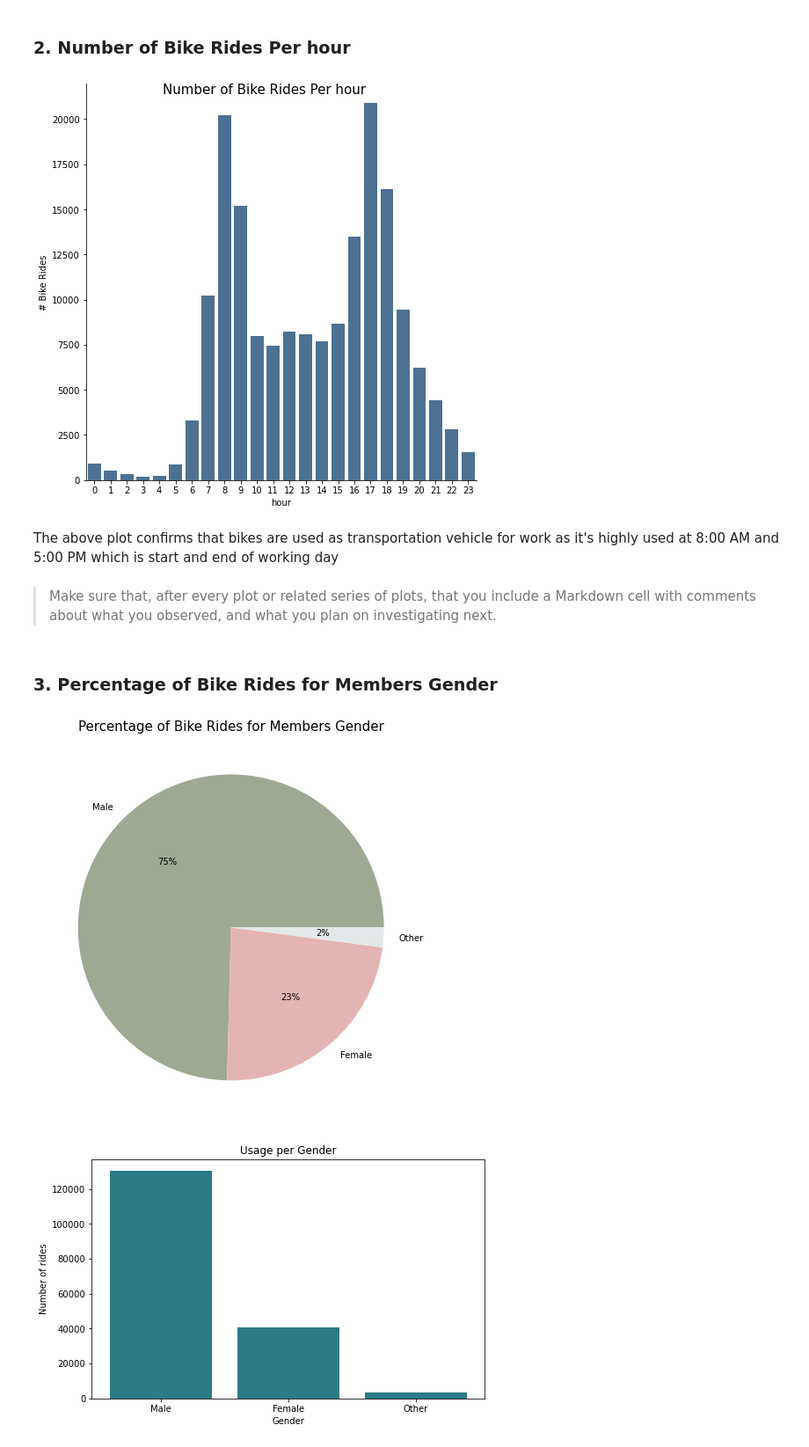
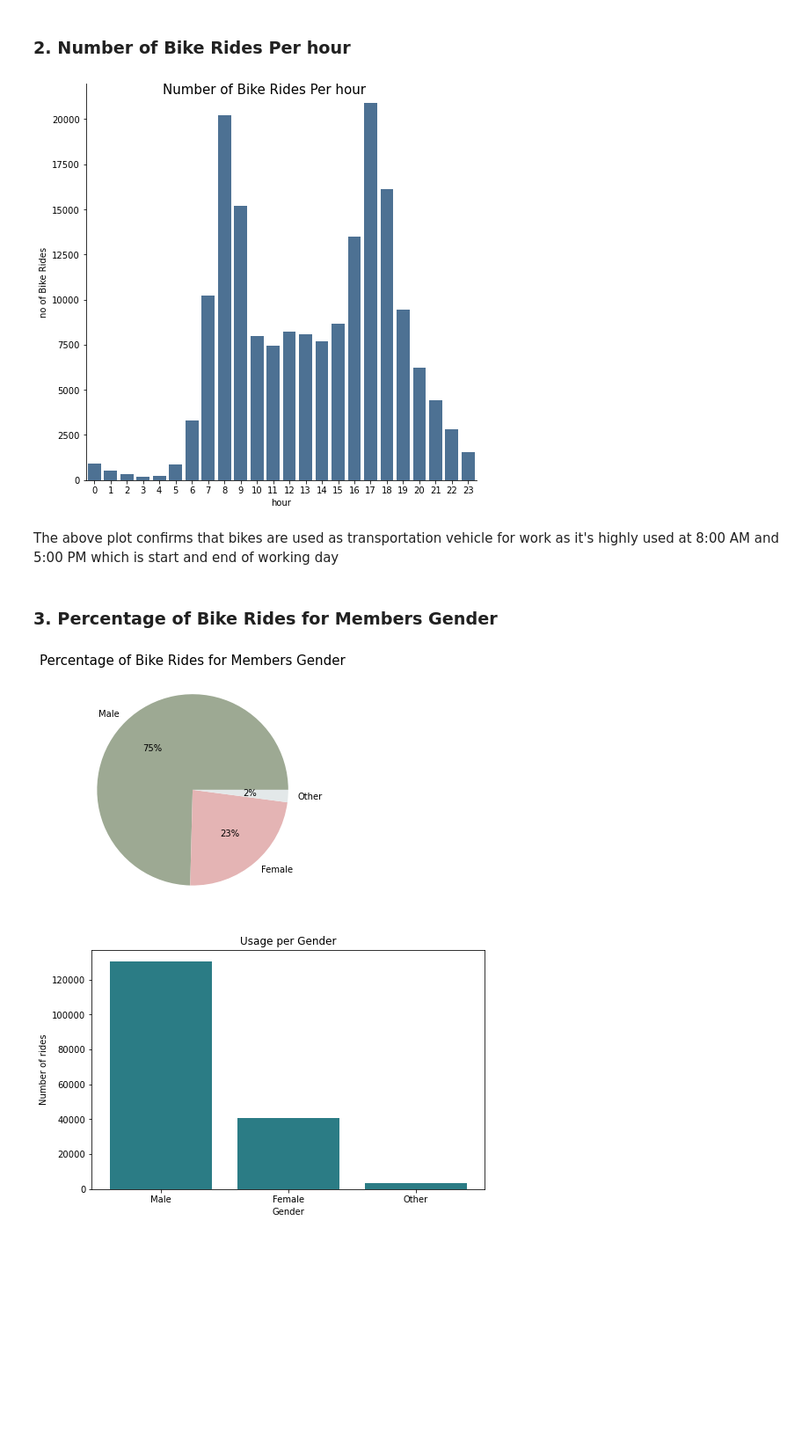
Before and after one commit to hagerElsehaimy/communicate-data-findings-FordGoBike, a Jupyter notebook: exploration_template.ipynb, the cells around one changed output. Shown at 88% size. Saved outputs shown, nothing was run; the diff lists cells and outputs as text; code cells hidden in the pictures; blank space fills up the shorter version.

```diff
--- a/exploration_template.ipynb
+++ b/exploration_template.ipynb
@@ -347,28 +347,24 @@ This might be an indicator to check which time slot per day rides are highly use
 ### 2. Number of Bike Rides Per hour
 # %%
 hour_plot  = sb.catplot(data=new_df, x='start_hour', kind='count', color = '#41729F', height = 7)
-hour_plot.set_axis_labels("hour", "# Bike Rides")
+hour_plot.set_axis_labels("hour", "no of Bike Rides")
 
 hour_plot.fig.suptitle('Number of Bike Rides Per hour', fontsize=15);
 # %% [output]
-[figure, old version]
+[figure, new version]
 # %% [markdown]
 The above plot confirms that bikes are used as transportation vehicle for work as it's highly used at 8:00 AM and 5:00 PM which is start and end of working day
-# %% [markdown]
-> Make sure that, after every plot or related series of plots, that you
-include a Markdown cell with comments about what you observed, and what
-you plan on investigating next.
 # %% [markdown]
 ### 3. Percentage of Bike Rides for Members Gender
 # %%
 colors = ["#9DA993", "#E4B4B4", "#E3E8E9"]
-plt.figure(figsize=(8,8))
+plt.figure(figsize=(5,5))
 plt.pie(new_df.member_gender.value_counts(), labels=new_df.member_gender.value_counts().keys(), colors=colors,autopct='%1.0f%%')
 plt.title("Percentage of Bike Rides for Members Gender", fontsize=15)
 
 plt.show()
 # %% [output]
-[figure, old version]
+[figure, new version]
 # %%
 plt.figure(figsize=[8,5])
 plt.bar(x = new_df.member_gender.value_counts().keys(), height = new_df.member_gender.value_counts(),color="#2B7C85" )
```
Also changed, not shown: parts of 7 cells of this notebook.
